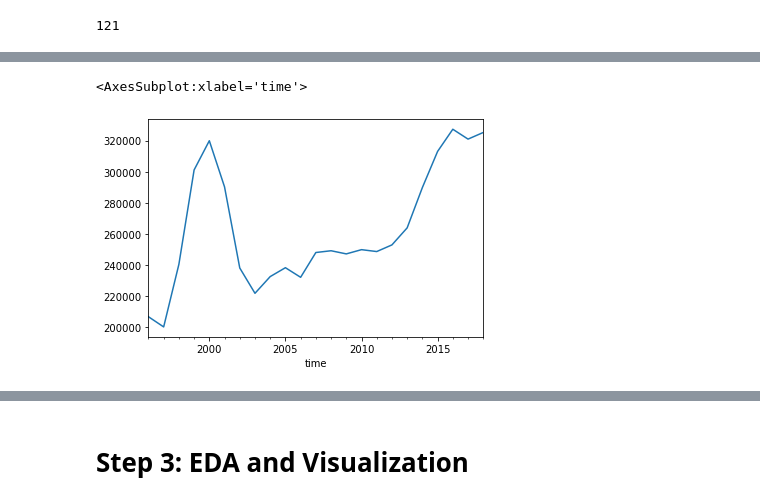
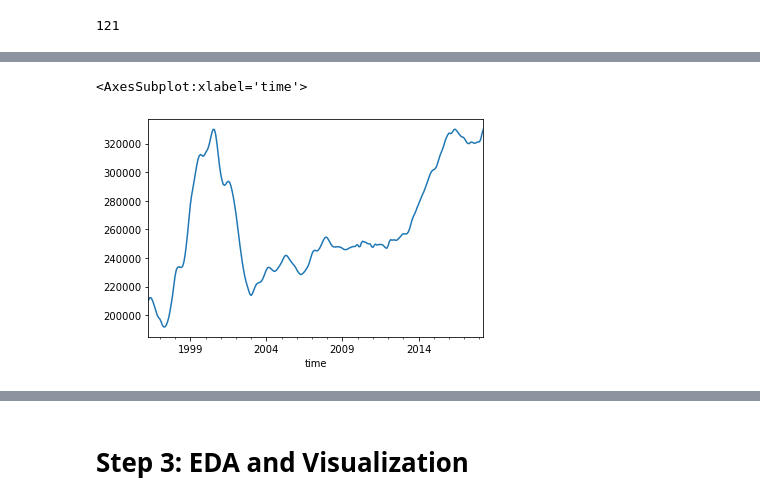
Before and after one commit to kuninethan95/Time_Series_Model, a Jupyter notebook: time-series/starter_notebook.ipynb, the cells around one changed output, grey strips where cells are left out. Saved outputs shown, nothing was run; the diff lists cells and outputs as text; code cells hidden in the pictures.

```diff
--- a/time-series/starter_notebook.ipynb
+++ b/time-series/starter_notebook.ipynb
@@ -71,2 +69,2 @@ def melt_data(df):
 # %%
-# df_austin = df_austin.drop(['RegionID'], axis=1)
+df.drop(columns=['RegionID','SizeRank'], axis=1, inplace=True)
@@ -83,7 +71,3 @@ def melt_data(df):
-# %%
-df.drop('RegionID', axis=1, inplace=True)
-# %%
-df.drop('SizeRank', axis=1, inplace=True)
 # %%
 df_melted = melt_data(df)
 # %%
@@ -144,6 +113,10 @@ harris_zips=list(df_harris['RegionName'].unique())
 len(harris_zips)
 # %% [output]
 121
+# %%
+harris_dict_full = {}
+for zip_ in harris_zips:
+    harris_dict_full[zip_] = df_harris[df_harris['RegionName']==zip_]
 # %%
 harris_dict_annual = {}
 for zip_ in harris_zips:
@@ -206,5 +166,5 @@ df_harris_pct
 # %%
-harris_dict[77494]['value'].plot()
+harris_dict_full[77494]['value'].plot()
 # %% [output]
 <AxesSubplot:xlabel='time'>
-[figure, old version]
+[figure, new version]
```
Also changed, not shown: parts of 56 cells of this notebook.
